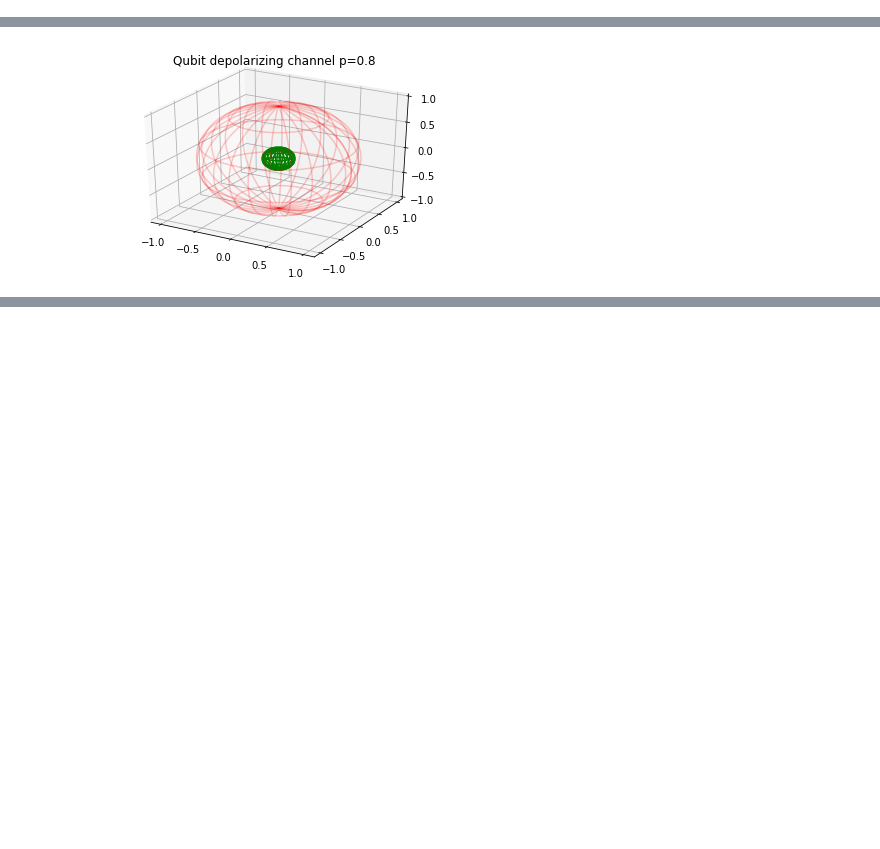
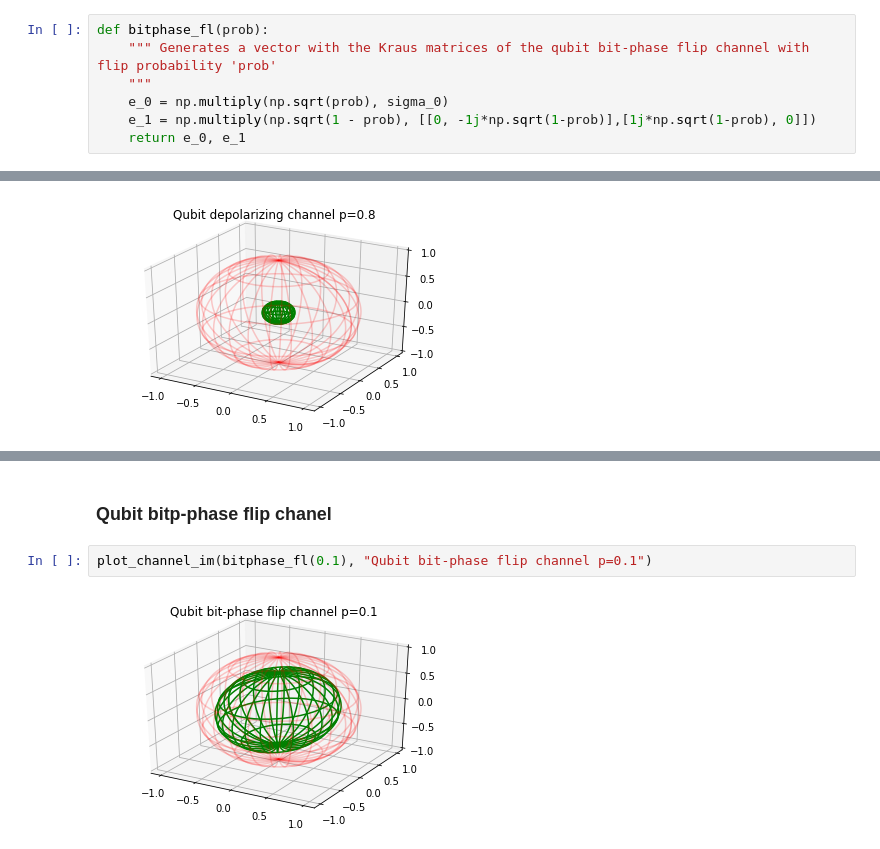
Before and after one commit to giisbert/quantuminformation19, a Jupyter notebook: Untitled.ipynb, the cells around one changed output, grey strips where cells are left out. Saved outputs shown, nothing was run; the diff lists cells and outputs as text; blank space fills up the shorter version.

```diff
--- a/Untitled.ipynb
+++ b/Untitled.ipynb
@@ -143,0 +155,7 @@ def depol_channel(prob):
+# %%
+def bitphase_fl(prob):
+    """ Generates a vector with the Kraus matrices of the qubit bit-phase flip channel with flip probability 'prob'
+    """
+    e_0 = np.multiply(np.sqrt(prob), sigma_0)
+    e_1 = np.multiply(np.sqrt(1 - prob), [[0, -1j*np.sqrt(1-prob)],[1j*np.sqrt(1-prob), 0]])
+    return e_0, e_1
@@ -210,0 +255,6 @@ plot_channel_im(depol_channel(0.8), "Qubit depolarizing channel p=0.8")
+# %% [markdown]
+### Qubit bitp-phase flip chanel
+# %%
+plot_channel_im(bitphase_fl(0.1), "Qubit bit-phase flip channel p=0.1")
+# %% [output]
+[figure, added]
```
Also changed, not shown: parts of 13 cells of this notebook.
